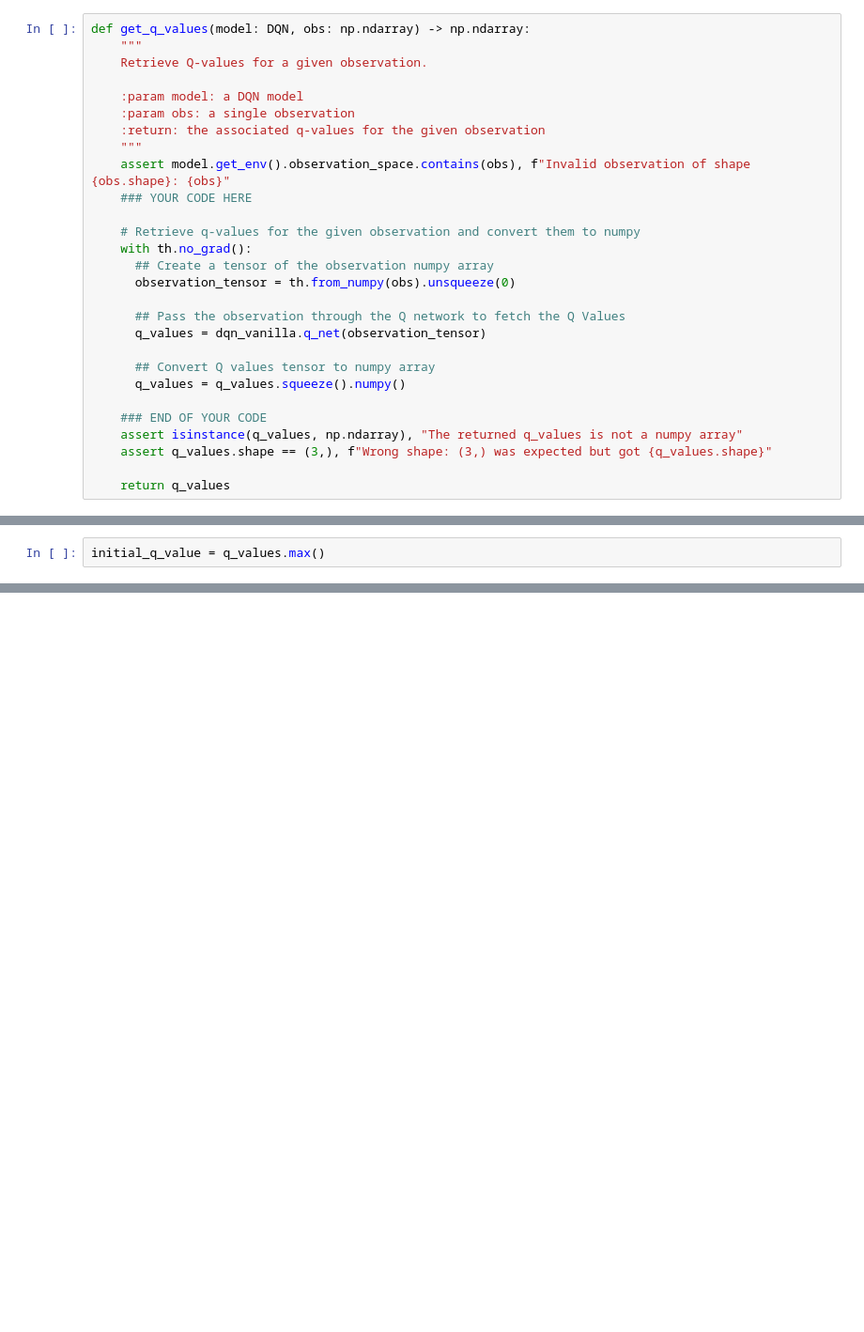
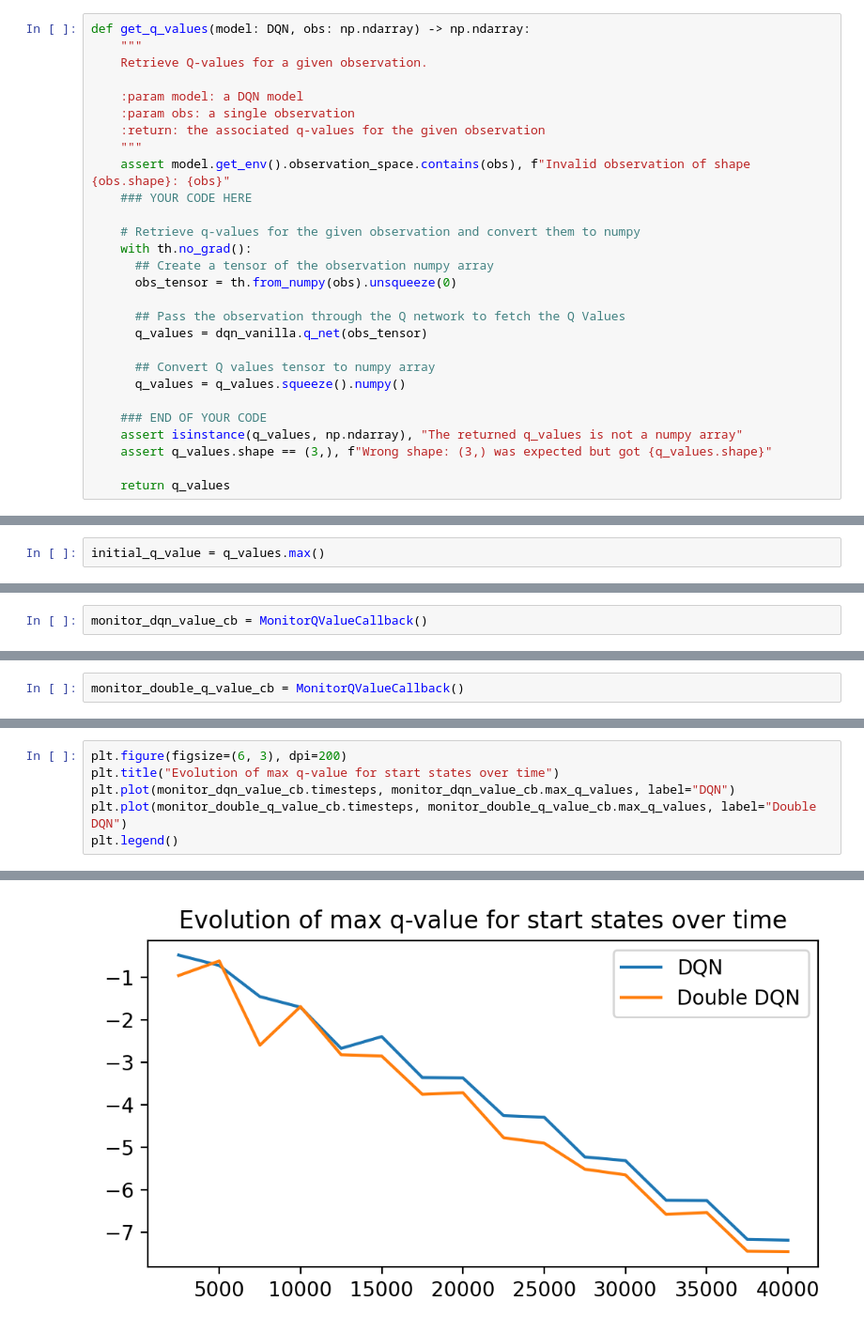
Before and after one commit to kashafali8/Deep_Reinforcement_Learning_A2, a Jupyter notebook: Assignment_2.ipynb, the cells around one changed output, grey strips where cells are left out. Shown at 94% size. Saved outputs shown, nothing was run; the diff lists cells and outputs as text; blank space fills up the shorter version.

```diff
--- a/Assignment_2.ipynb
+++ b/Assignment_2.ipynb
@@ -176,10 +197,10 @@ def get_q_values(model: DQN, obs: np.ndarray) -> np.ndarray:
     # Retrieve q-values for the given observation and convert them to numpy
     with th.no_grad():
       ## Create a tensor of the observation numpy array
-      observation_tensor = th.from_numpy(obs).unsqueeze(0)
+      obs_tensor = th.from_numpy(obs).unsqueeze(0)
 
       ## Pass the observation through the Q network to fetch the Q Values
-      q_values = dqn_vanilla.q_net(observation_tensor)
+      q_values = dqn_vanilla.q_net(obs_tensor)
 
       ## Convert Q values tensor to numpy array
       q_values = q_values.squeeze().numpy()
@@ -312,0 +520,2 @@ Sum discounted rewards: -86.60, initial q-value -64.25
+# %%
+monitor_dqn_value_cb = MonitorQValueCallback()
@@ -312,0 +567,2 @@ Sum discounted rewards: -86.60, initial q-value -64.25
+# %%
+monitor_double_q_value_cb = MonitorQValueCallback()
@@ -312,0 +592,7 @@ Sum discounted rewards: -86.60, initial q-value -64.25
+# %%
+plt.figure(figsize=(6, 3), dpi=200)
+plt.title("Evolution of max q-value for start states over time")
+plt.plot(monitor_dqn_value_cb.timesteps, monitor_dqn_value_cb.max_q_values, label="DQN")
+plt.plot(monitor_double_q_value_cb.timesteps, monitor_double_q_value_cb.max_q_values, label="Double DQN")
+plt.legend()
+# %% [output]
@@ -312,0 +600 @@ Sum discounted rewards: -86.60, initial q-value -64.25
+[figure, added]
```
Also changed, not shown: parts of 35 cells of this notebook.
